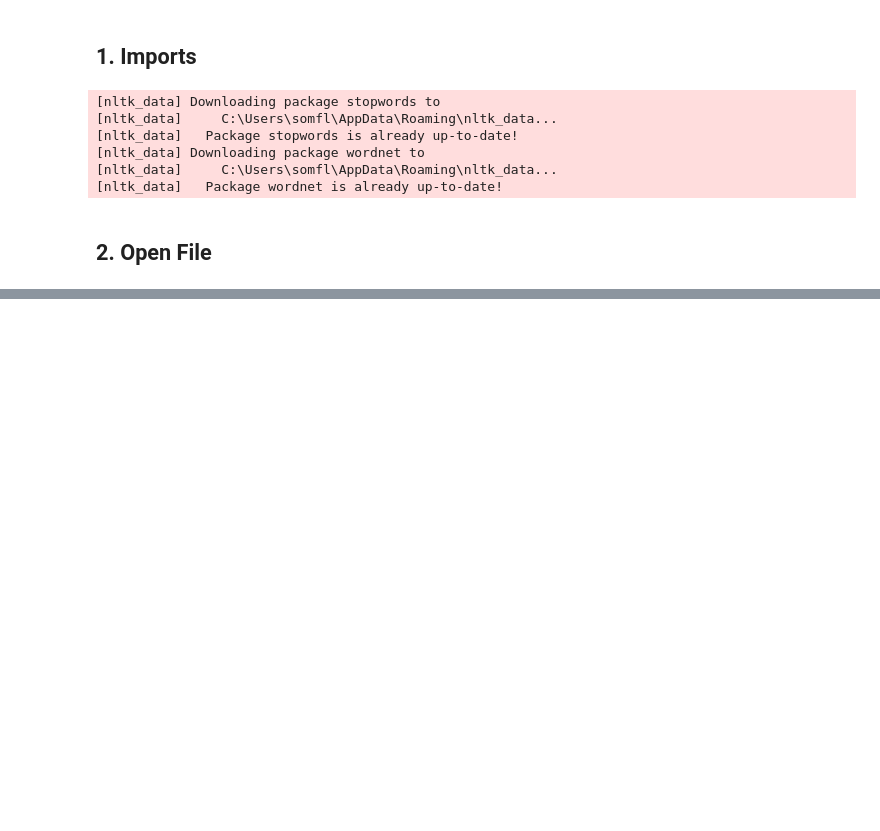
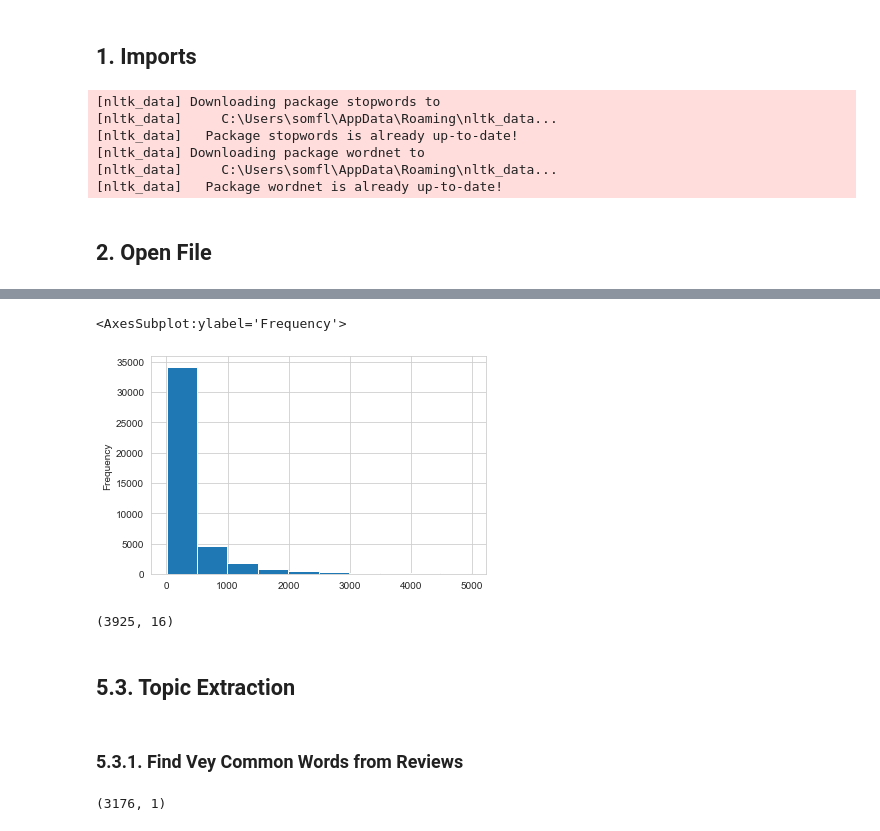
Before and after one commit to somayehY/Somayeh_Youssefi, a Jupyter notebook: Book Recomendation System/BookRecomSys_Preprocessing_Modeling.ipynb, the cells around one changed output, grey strips where cells are left out. Cells and saved outputs as stored; diff of their text form; code cells hidden in the pictures; blank space fills up the shorter version.

```diff
--- a/Book Recomendation System/BookRecomSys_Preprocessing_Modeling.ipynb
+++ b/Book Recomendation System/BookRecomSys_Preprocessing_Modeling.ipynb
@@ -794,0 +374,30 @@ df_kid_book.dropna(subset=['positive_review', 'negative_review'])
+# %%
+df_kid_book.loc[df_kid_book['review_length']<5000, 'review_length'].plot.hist(bins=10)
+# %% [output]
+<AxesSubplot:ylabel='Frequency'>
+[figure, added]
+# %%
+long_review_list = df_kid_book.loc[(df_kid_book['review_length']>1000) & (df_kid_book['review_length']<5000), 'book_id']
+mask = df_kid_book['book_id'].isin(long_review_list)
+df_kid_book = df_kid_book[mask]
+df_kid_book = df_kid_book.reset_index()
+df_kid_book.drop(['index'], axis=1, inplace=True)
+df_kid_book.shape
+# %% [output]
+(3925, 16)
+# %% [markdown]
+## 5.3. Topic Extraction
+# %% [markdown]
+### 5.3.1.  Find Vey Common Words from Reviews
+# %%
+tfModel = TfidfVectorizer(stop_words='english', analyzer='word', ngram_range=(1, 1), min_df = 100)
+
+data_cv = tfModel.fit_transform(df_kid_book['positive_review'])
+data_dtm = pd.DataFrame(data_cv.toarray(), columns=tfModel.get_feature_names())
+data_dtm.index = df_kid_book.index
+data_dtm_copy = data_dtm
+word_df = pd.DataFrame(data_dtm.sum())
+word_df = word_df.sort_values(by = 0, ascending = False)
+print(word_df.shape)
+# %% [output]
+(3176, 1)
```
Also changed, not shown: parts of 85 cells of this notebook.
